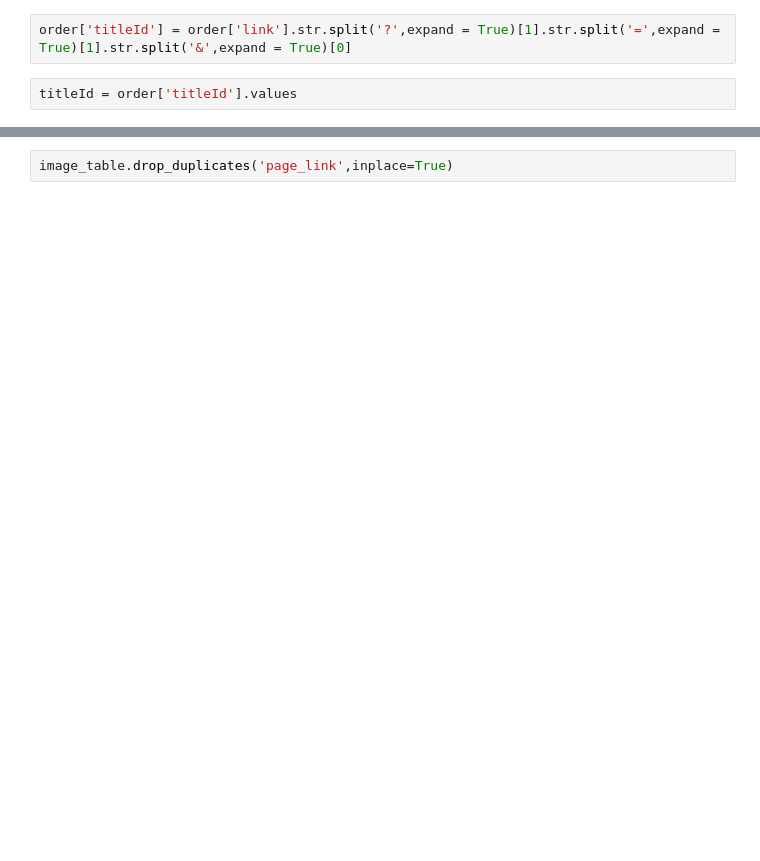
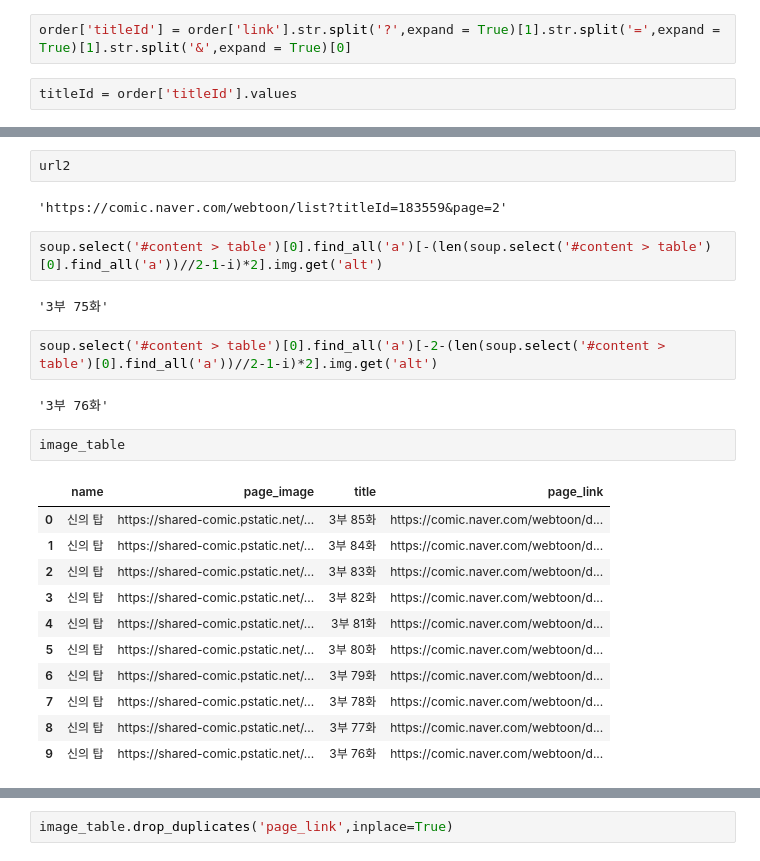
Before and after one commit to jlijs0265/3jo_project, a Jupyter notebook: 크롤링/KEY68 누락데이터 보충.ipynb, the cells around one changed output, grey strips where cells are left out. Saved outputs shown, nothing was run; the diff lists cells and outputs as text; blank space fills up the shorter version.

```diff
--- a/크롤링/KEY68 누락데이터 보충.ipynb
+++ b/크롤링/KEY68 누락데이터 보충.ipynb
@@ -238,0 +434,26 @@ for link in titleId:
+# %%
+url2
+# %% [output]
+'https://comic.naver.com/webtoon/list?titleId=183559&page=2'
+# %%
+soup.select('#content > table')[0].find_all('a')[-(len(soup.select('#content > table')[0].find_all('a'))//2-1-i)*2].img.get('alt')
+# %% [output]
+'3부 75화'
+# %%
+soup.select('#content > table')[0].find_all('a')[-2-(len(soup.select('#content > table')[0].find_all('a'))//2-1-i)*2].img.get('alt')
+# %% [output]
+'3부 76화'
+# %%
+image_table
+# %% [output]
+|  | name | page_image | title | page_link |
+| 0 | 신의 탑 | https://shared-comic.pstatic.net/... | 3부 85화 | https://comic.naver.com/webtoon/d... |
+| 1 | 신의 탑 | https://shared-comic.pstatic.net/... | 3부 84화 | https://comic.naver.com/webtoon/d... |
+| 2 | 신의 탑 | https://shared-comic.pstatic.net/... | 3부 83화 | https://comic.naver.com/webtoon/d... |
+| 3 | 신의 탑 | https://shared-comic.pstatic.net/... | 3부 82화 | https://comic.naver.com/webtoon/d... |
+| 4 | 신의 탑 | https://shared-comic.pstatic.net/... | 3부 81화 | https://comic.naver.com/webtoon/d... |
+| 5 | 신의 탑 | https://shared-comic.pstatic.net/... | 3부 80화 | https://comic.naver.com/webtoon/d... |
+| 6 | 신의 탑 | https://shared-comic.pstatic.net/... | 3부 79화 | https://comic.naver.com/webtoon/d... |
+| 7 | 신의 탑 | https://shared-comic.pstatic.net/... | 3부 78화 | https://comic.naver.com/webtoon/d... |
+| 8 | 신의 탑 | https://shared-comic.pstatic.net/... | 3부 77화 | https://comic.naver.com/webtoon/d... |
+| 9 | 신의 탑 | https://shared-comic.pstatic.net/... | 3부 76화 | https://comic.naver.com/webtoon/d... |
```
Also changed, not shown: parts of 24 cells of this notebook, 1 other file.
